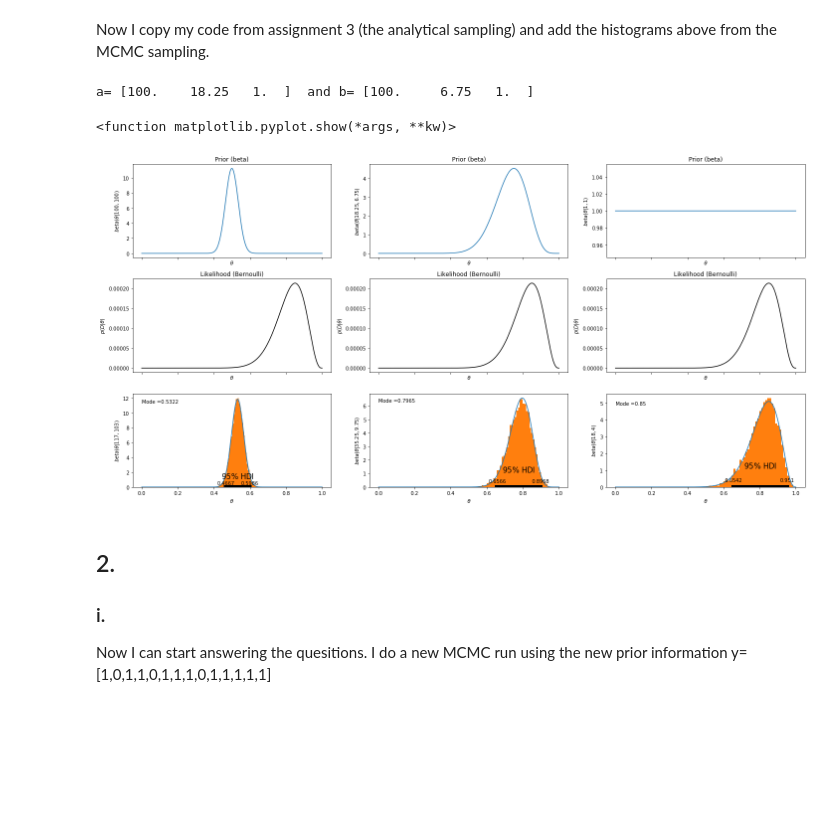
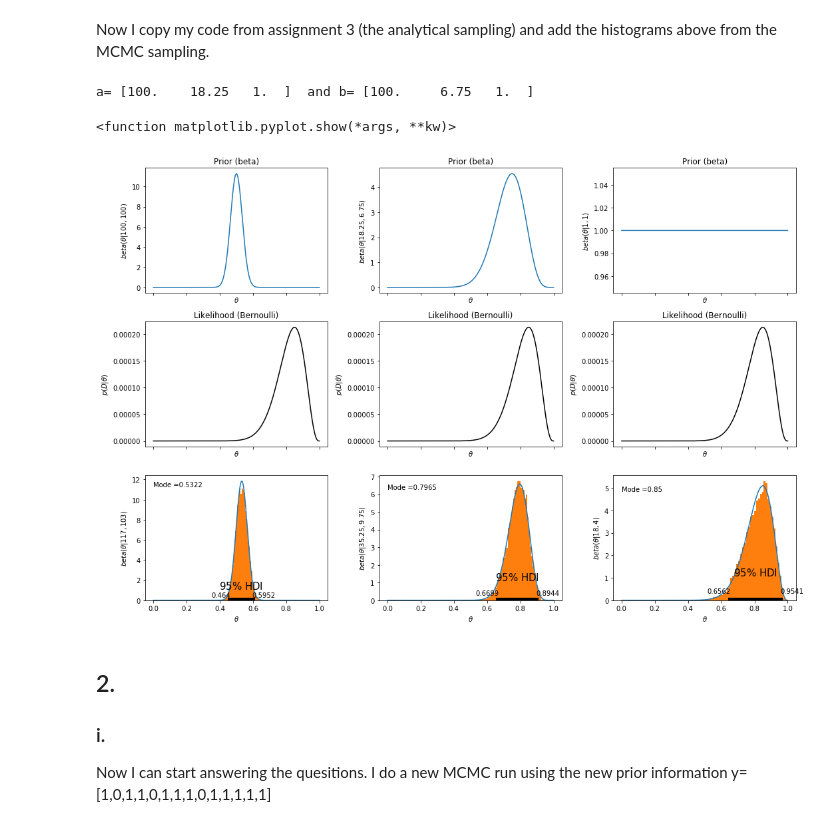
Before and after one commit to Sandell91/Bayesian2019, a Jupyter notebook: Assign4.ipynb, the cells around one changed output. Drawn from its saved outputs; the diff is of its cells as text; code cells hidden in the pictures; blank space fills up the shorter version.

```diff
--- a/Assign4.ipynb
+++ b/Assign4.ipynb
@@ -181,7 +177,7 @@ for i in range(3):
     bPost[i]=N-z+b[i]
 
 ## Plots
-fig,axs=plt.subplots(3,3,figsize=(20,10),sharex=True)
+fig,axs=plt.subplots(3,3,figsize=(15,10),sharex=True)
 
 #Prior distributions
 for i in range(3):
@@ -199,36 +195,36 @@ for i in range(3):
 
 #Posterior distributions
 
     yPost=np.exp(LogBetaDist(theta,aPost[i],bPost[i]))
     axs[2,i].plot(theta,yPost)
 #axs[2].set_title('Posterior (beta)') #Varför funkar inte detta?
 
 #Posterior Histograms from MCMC
     binsize=np.linspace(np.min(Theta[i]),np.max(Theta[i]),50)
     axs[2,i].hist(Theta[i],binsize,density=True)
     axs[2,i].set(xlabel=r'$\theta$')
 
 #Posterior HDI values
     HDI=HDIofMCMC(Theta[i],.95) #Calculates the 95% HDI of the MCMC data
 
     axs[2,i].plot(HDI,(0,0),'k',linewidth=8.0)
 
     axs[2,i].text(np.mean(HDI), 1.1, r'$95\%$ HDI', fontsize=15,ha='center') #Plots text in the figure
-    axs[2,i].text(HDI[0], .3, str(np.round(HDI[0],4)), fontsize=10,ha='center')
-    axs[2,i].text(HDI[1], .3, str(np.round(HDI[1],4)), fontsize=10,ha='center')
+    axs[2,i].text(HDI[0], .3, str(np.round(HDI[0],4)), fontsize=10,ha='right')
+    axs[2,i].text(HDI[1], .3, str(np.round(HDI[1],4)), fontsize=10,ha='left')
     axs[2,i].text(0,np.max(yPost),'Mode ='+str(np.round(theta[np.argmax(yPost)],4)),va='top')
 
 axs[2,0].set(ylabel=r'$beta(\theta|117,103)$')
 axs[2,1].set(ylabel=r'$beta(\theta|35.25,9.75)$')
 axs[2,2].set(ylabel=r'$beta(\theta|18,4)$')
 
 
 plt.tight_layout() #Prevents overlapping plots
 plt.show
 # %% [output]
 a= [100.    18.25   1.  ]  and b= [100.     6.75   1.  ]
 <function matplotlib.pyplot.show(*args, **kw)>
-[figure, old version]
+[figure, new version]
 # %% [markdown]
 ## 2.
 ### i.
```
Also changed, not shown: parts of 15 cells of this notebook, 6 other files.
